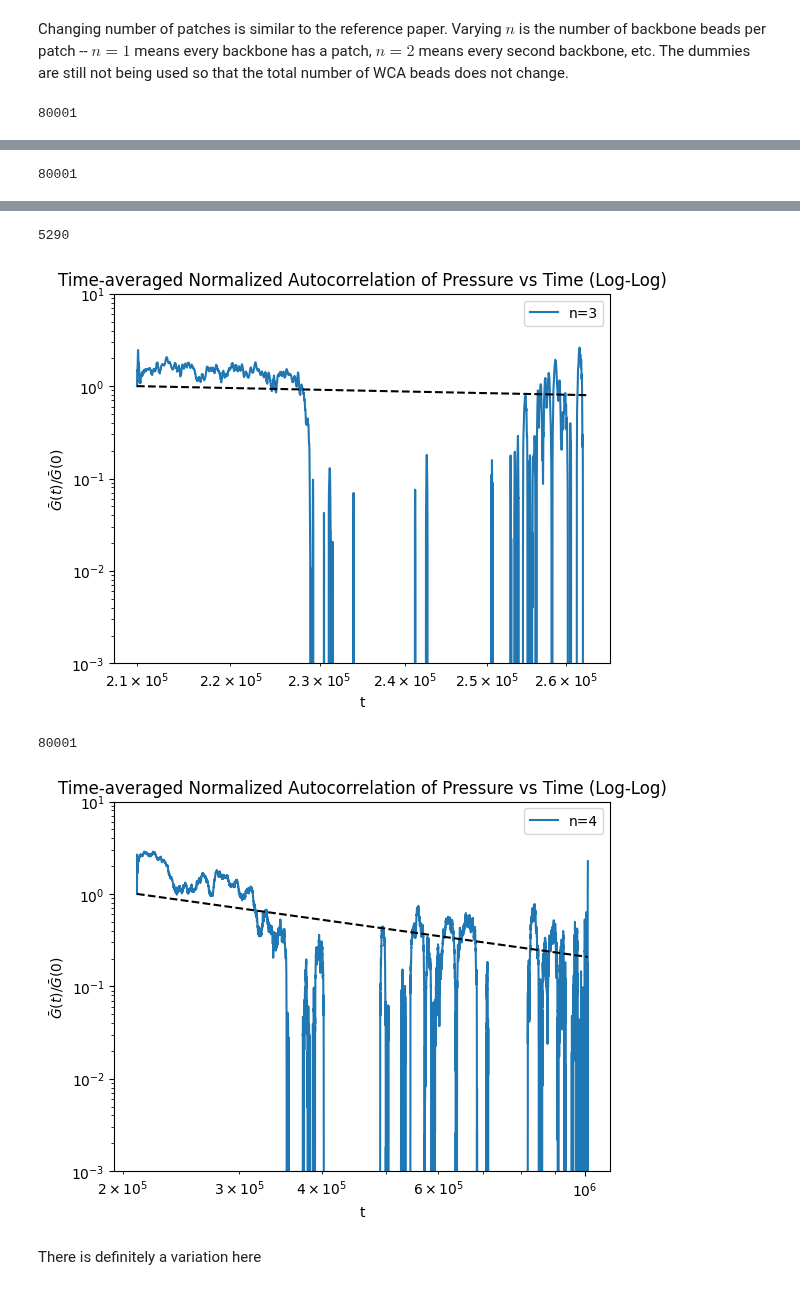
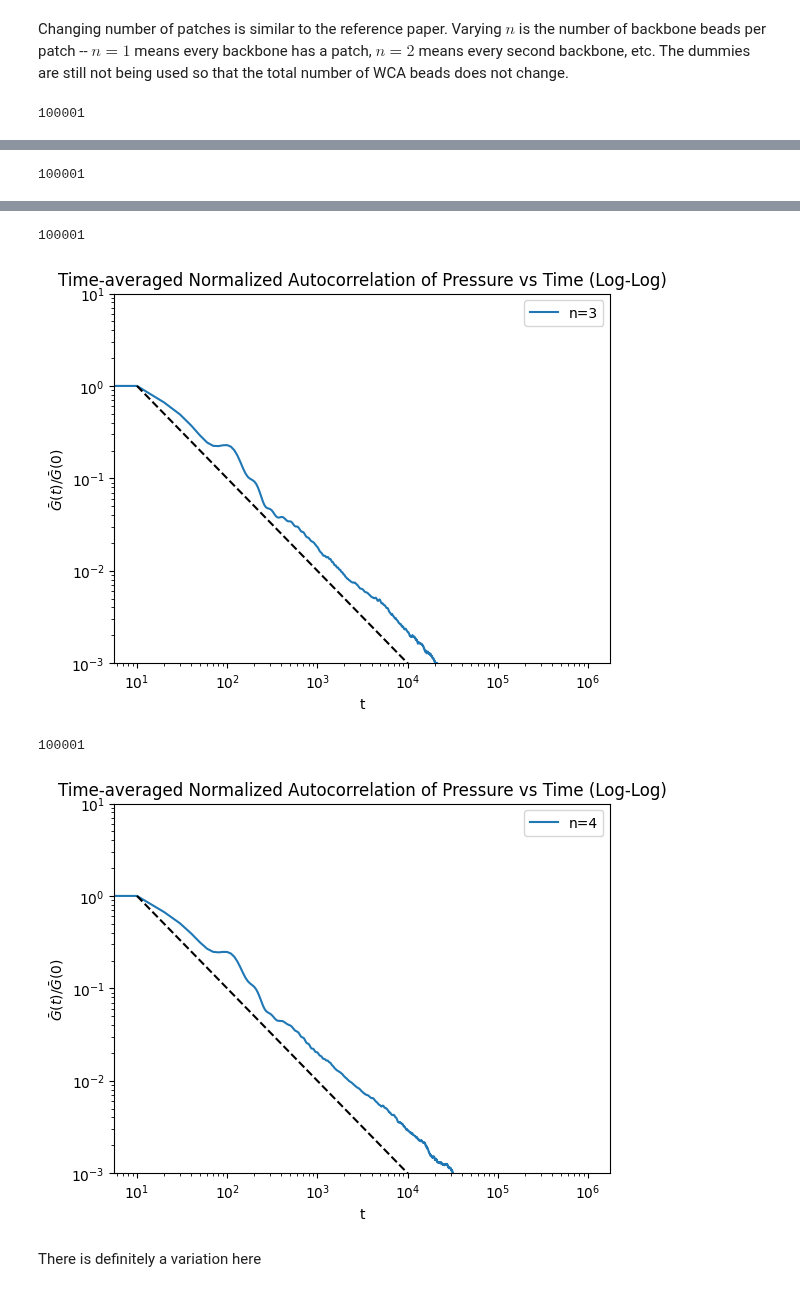
Before and after one commit to anotherbeaver/amine_polymers, a Jupyter notebook: logs/dyn_modulus.ipynb, the cells around one changed output, grey strips where cells are left out. Drawn from its saved outputs; the diff is of its cells as text; code cells hidden in the pictures.

```diff
--- a/logs/dyn_modulus.ipynb
+++ b/logs/dyn_modulus.ipynb
@@ -223,13 +223,14 @@ lengths = [0.2, 0.3, 0.4, 0.5, 0.6, 0.7]
 
 for energy in energies:
     for length in lengths:
-        file = f"logs/no_dummy_press_{energy}_{length}.dat"
+        file = f"logs/patch_n_4_{energy}_{length}.dat"
         data = pd.read_csv(file, delimiter=' ', skiprows=2, names=['timestep', 'pxy'])
         # calculate time correlation of pxy
         pxy = data['pxy']
         t = data['timestep']
 
         overline_G, time = overline_G_func(pxy, t, window_size=200)
+        # print(time.head())
 
         # log log plot
         plt.loglog(time, overline_G, label=f'A={energy}, x0={length}')
@@ -238,7 +239,7 @@ for energy in energies:
         plt.legend()
         plt.xlabel('t')
         plt.ylabel(r'$\bar G(t)/\bar G(0)$')
-        plt.ylim(1e-3, 10)
+        plt.ylim(1e-6, 1)
         plt.title('Time-averaged Normalized Autocorrelation of Pressure vs Time (Log-Log)')
         plt.legend()
     plt.show()
@@ -262,8 +263,8 @@ for n_patches in n:
     file = f"logs/patch_n_{n_patches}_50_0.5.dat"
     data = pd.read_csv(file, delimiter=' ', skiprows=2, names=['timestep', 'pxy'])
     # calculate time correlation of pxy
-    pxy = data['pxy'][20000:].to_numpy()  # skip initial transient
-    t = data['timestep'][20000:].to_numpy()  # skip initial transient
+    pxy = data['pxy'][0:].to_numpy()  # skip initial transient
+    t = data['timestep'][0:].to_numpy()  # skip initial transient
     print(len(pxy))
 
 
@@ -281,4 +282,4 @@ for n_patches in n:
     plt.legend()
     plt.show()
 # %% [output]
-80001
+100001
@@ -286 +287 @@ for n_patches in n:
-80001
+100001
@@ -288,7 +289,7 @@ for n_patches in n:
-5290
+100001
-[figure, old version]
+[figure, new version]
-80001
+100001
-[figure, old version]
+[figure, new version]
 # %% [markdown]
 There is definitely a variation here
 # %% [markdown]
```
Also changed, not shown: parts of 5 cells of this notebook, 3 other files.
